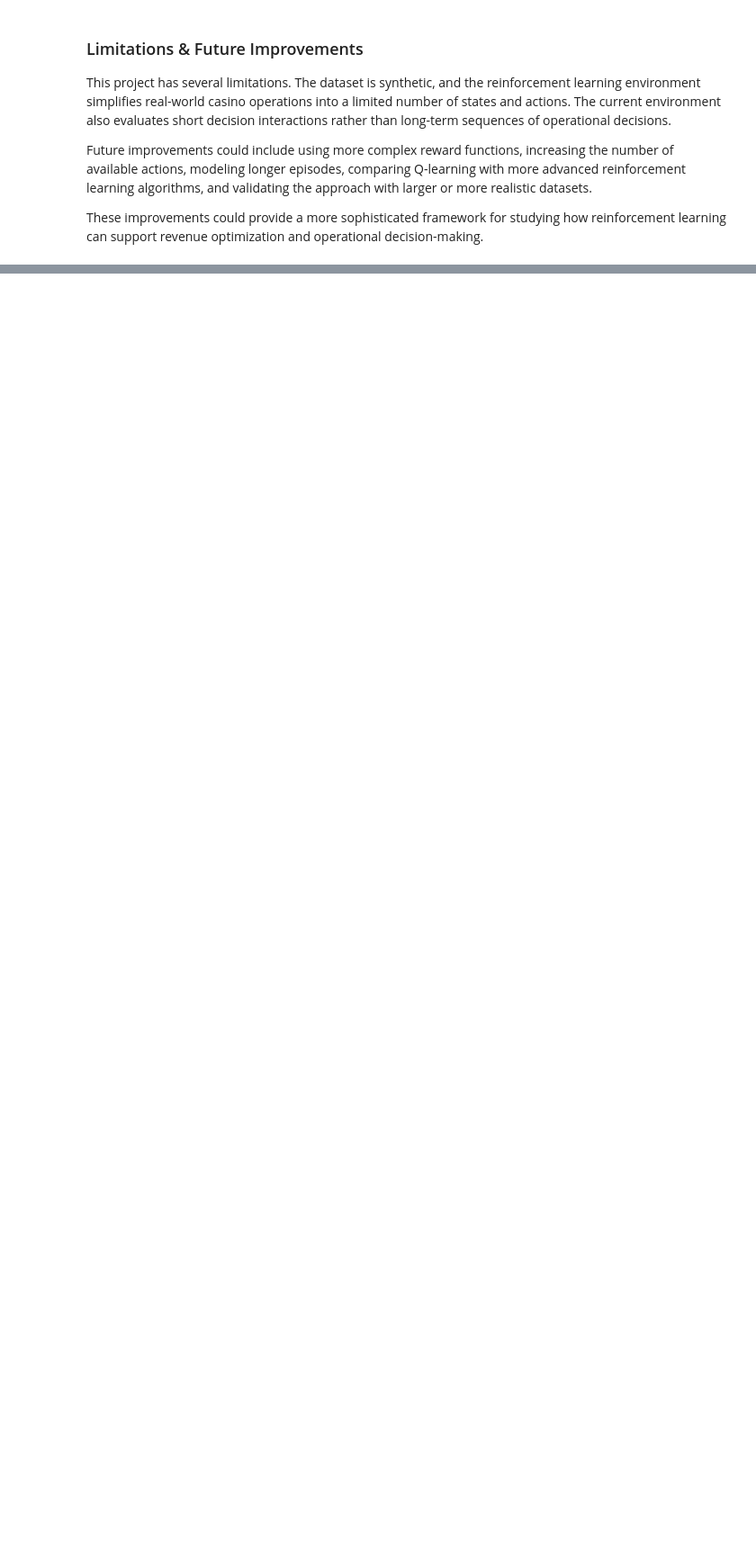
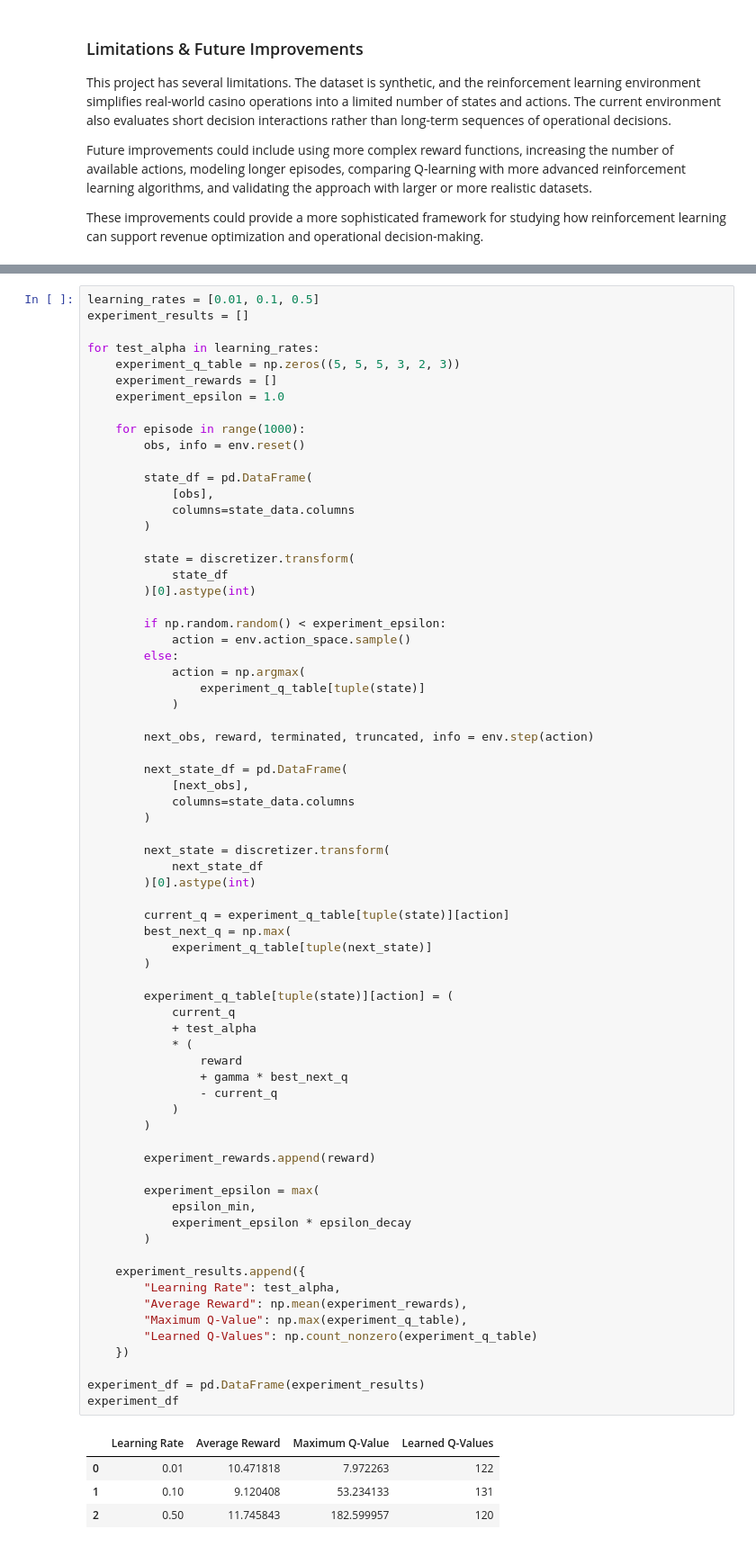
Before and after one commit to christran85-cyber/casino-revenue-rl-optimization, a Jupyter notebook: notebooks/casino_revenue_rl_optimization.ipynb, the cells around one changed output, grey strips where cells are left out. Shown at 90% size. Cells and saved outputs as stored; diff of their text form; blank space fills up the shorter version.

Commit message:
Add RL learning rate experiment and final analysis

```diff
--- a/notebooks/casino_revenue_rl_optimization.ipynb
+++ b/notebooks/casino_revenue_rl_optimization.ipynb
@@ -944,0 +949,75 @@ These improvements could provide a more sophisticated framework for studying how
+# %%
+learning_rates = [0.01, 0.1, 0.5]
+experiment_results = []
+
+for test_alpha in learning_rates:
+    experiment_q_table = np.zeros((5, 5, 5, 3, 2, 3))
+    experiment_rewards = []
+    experiment_epsilon = 1.0
+
+    for episode in range(1000):
+        obs, info = env.reset()
+
+        state_df = pd.DataFrame(
+            [obs],
+            columns=state_data.columns
+        )
+
+        state = discretizer.transform(
+            state_df
+        )[0].astype(int)
+
+        if np.random.random() < experiment_epsilon:
+            action = env.action_space.sample()
+        else:
+            action = np.argmax(
+                experiment_q_table[tuple(state)]
+            )
+
+        next_obs, reward, terminated, truncated, info = env.step(action)
+
+        next_state_df = pd.DataFrame(
+            [next_obs],
+            columns=state_data.columns
+        )
+
+        next_state = discretizer.transform(
+            next_state_df
+        )[0].astype(int)
+
+        current_q = experiment_q_table[tuple(state)][action]
+        best_next_q = np.max(
+            experiment_q_table[tuple(next_state)]
+        )
+
+        experiment_q_table[tuple(state)][action] = (
+            current_q
+            + test_alpha
+            * (
+                reward
+                + gamma * best_next_q
+                - current_q
+            )
+        )
+
+        experiment_rewards.append(reward)
+
+        experiment_epsilon = max(
+            epsilon_min,
+            experiment_epsilon * epsilon_decay
+        )
+
+    experiment_results.append({
+        "Learning Rate": test_alpha,
+        "Average Reward": np.mean(experiment_rewards),
+        "Maximum Q-Value": np.max(experiment_q_table),
+        "Learned Q-Values": np.count_nonzero(experiment_q_table)
+    })
+
+experiment_df = pd.DataFrame(experiment_results)
+experiment_df
+# %% [output]
+|  | Learning Rate | Average Reward | Maximum Q-Value | Learned Q-Values |
+| 0 | 0.01 | 10.471818 | 7.972263 | 122 |
+| 1 | 0.10 | 9.120408 | 53.234133 | 131 |
+| 2 | 0.50 | 11.745843 | 182.599957 | 120 |
```
Also changed, not shown: parts of 18 cells of this notebook.
